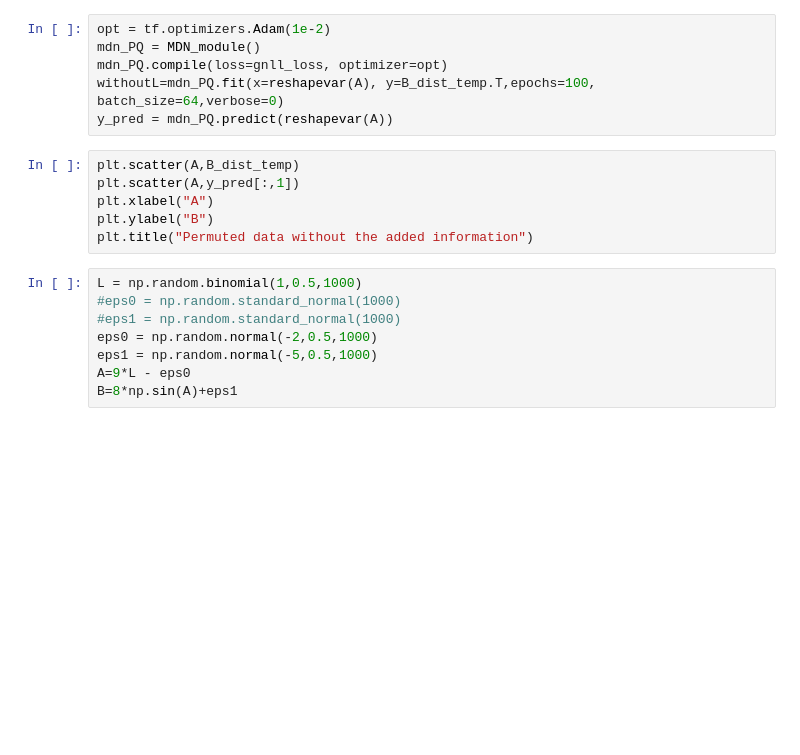
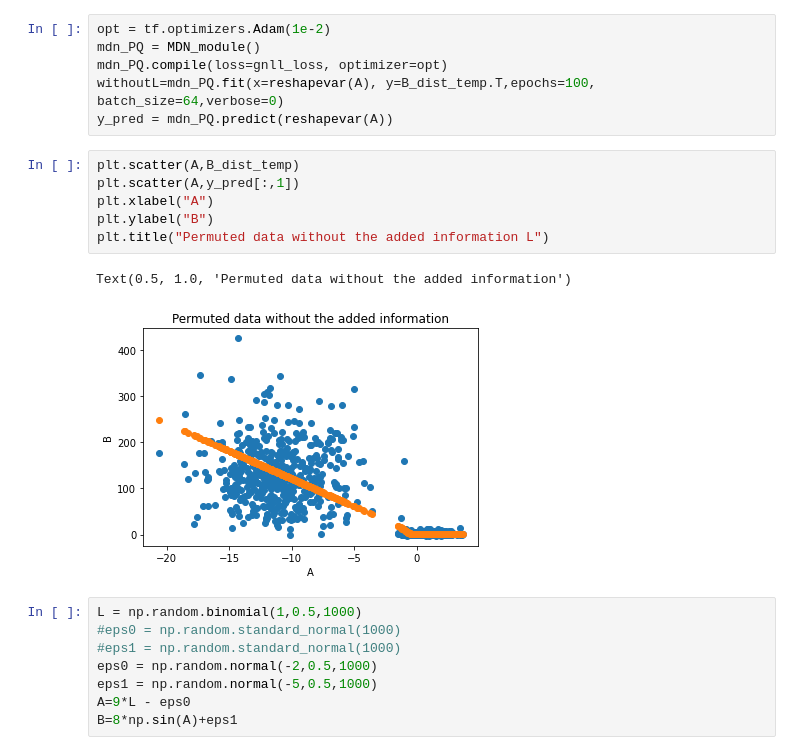
Before and after one commit to BIRDSgroup/NLCD, a Jupyter notebook: conditionaltestmodifyDebug.ipynb, the cells around one changed output. Saved outputs shown, nothing was run; the diff lists cells and outputs as text; blank space fills up the shorter version.

```diff
--- a/conditionaltestmodifyDebug.ipynb
+++ b/conditionaltestmodifyDebug.ipynb
@@ -548,9 +574,12 @@ y_pred = mdn_PQ.predict(reshapevar(A))
 # %%
 plt.scatter(A,B_dist_temp)
 plt.scatter(A,y_pred[:,1])
 plt.xlabel("A")
 plt.ylabel("B")
-plt.title("Permuted data without the added information")
+plt.title("Permuted data without the added information L")
+# %% [output]
+Text(0.5, 1.0, 'Permuted data without the added information')
+[figure, added]
 # %%
 L = np.random.binomial(1,0.5,1000)
 #eps0 = np.random.standard_normal(1000)
```
Also changed, not shown: parts of 11 cells of this notebook, 14 other files.
